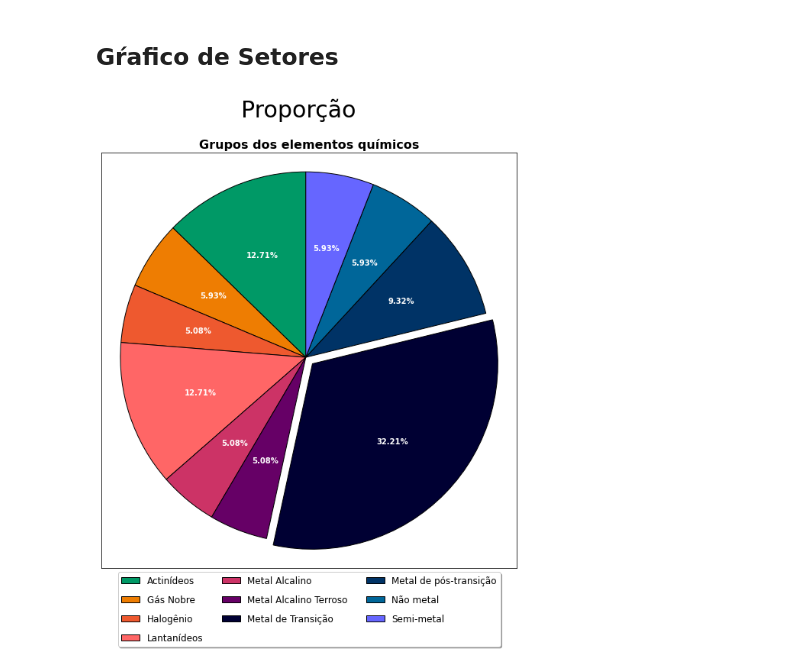
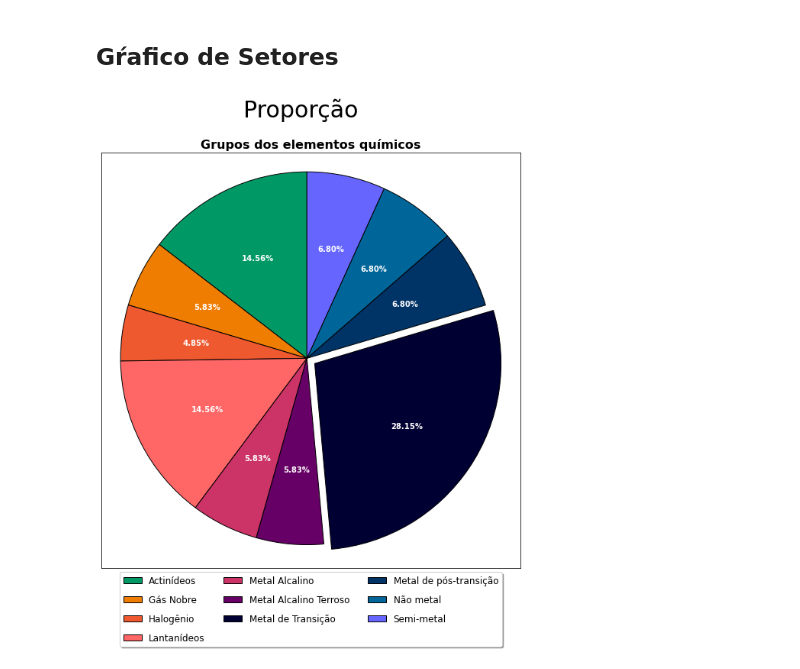
Before and after one commit to rogerioribeiromacedo/estatistica_com_python, a Jupyter notebook: periodic_table.ipynb, the cells around one changed output. Saved outputs shown, nothing was run; the diff lists cells and outputs as text; code cells hidden in the pictures.

```diff
--- a/periodic_table.ipynb
+++ b/periodic_table.ipynb
@@ -132,0 +173,12 @@ df_listatipo
+# %%
+modas = []
+for coluna in df_estatisticas['Atributos']:
+    d = df2.groupby([coluna])[coluna].count().reset_index(name='Freq')
+    maximo = d[d['Freq'] == d['Freq'].max()]
+    moda = maximo['Freq'].values[0]
+    if moda <= 1:
+        moda = 0
+    modas.append(moda)
+    #f2[df2['Eletronegatividade'] == maximo['Eletronegatividade'].values[0]]
+pos_coluna = len(df_estatisticas.columns)
+df_estatisticas.insert(pos_coluna, 'Moda', modas, True)
@@ -135,8 +286,8 @@ df_listatipo
 # %% [markdown]
 <h2>Máximo, mínimo e amplitude do conjunto de dados </h2>
 # %%
-max_massa_atomica = np.around(df2['AtomicMass'].max(), 4)
-min_massa_atomica = np.around(df2['AtomicMass'].min(), 4)
+max_massa_atomica = np.around(df2['MassaAtomica'].max(), 4)
+min_massa_atomica = np.around(df2['MassaAtomica'].min(), 4)
 amplit_conj_dados = np.around(max_massa_atomica - min_massa_atomica, 4)
 
 print('Maior massa atômica: {0:.4f}'.format(max_massa_atomica))
@@ -183,7 +334,7 @@ df_classes = pd.DataFrame(limites, columns=['Limite Inferior', 'Limite Superior'
 # Calculando frequências
 frequencias = []
 for limite in limites:
-    qtde = df[(df["AtomicMass"] >= limite[0]) & (df["AtomicMass"] < limite[1])]['AtomicMass'].count()
+    qtde = df2[(df2["MassaAtomica"] >= limite[0]) & (df2["MassaAtomica"] < limite[1])]['MassaAtomica'].count()
     frequencias.append(qtde)
 
 # Adicionando coluna de frequência absoluta
@@ -253,4 +408,4 @@ plt.savefig('table.png', transparent=False)
 # %% [markdown]
 <h2>Frequência</h2>
 # %%
-df_freq_grupos = df.groupby(['GroupBlock'])['GroupBlock'].count().reset_index(name = 'Frequência')
+df_freq_grupos = df2.groupby(['Grupo'])['Grupo'].count().reset_index(name = 'Frequência')
@@ -297,7 +440,7 @@ fig, ax = plt.subplots(1, 1, figsize=(15, 10))
 
 # Dados
 X = df_freq_prop_grupos['Proporcao']
-X_label_legenda = df_freq_prop_grupos['GroupBlock']
+X_label_legenda = df_freq_prop_grupos['Grupo']
 X_label_grafico = [(str(np.around((proporcao * 100), 2)) + ' %') for proporcao in df_freq_prop_grupos['Proporcao']]
 
 #c Cores
@@ -316,31 +459,31 @@ ax.pie(X,
        startangle = 90,
        colors = cores,
        wedgeprops = {'linewidth': 1, 'visible': True, 'linestyle':'-', 'edgecolor':'black'})
 
 # Titulos
 ax.set_title('Grupos dos elementos químicos', fontweight = 'bold', fontsize = 16)
 plt.suptitle('Proporção', fontsize = 30)
 
 # Removendo ambos os tick e labels dos eixos (para deixar uma borda no gráfico)
 plt.tick_params(left = False,
                 right = False,
                 labelleft = False,
                 labelbottom = False,
                 bottom = False)
 
 # Legenda
 plt.legend(#title = 'Grupos',
            labels = X_label_legenda,
            loc = 'lower center',
            bbox_to_anchor = (0.5, -0.20),
            ncol = 3,
            fancybox = True,
            shadow = True,
            fontsize = 12,
            title_fontsize = 15,
            labelspacing = 1)
 
 # Show
 plt.show()
 # %% [output]
-[figure, old version]
+[figure, new version]
```
Also changed, not shown: parts of 26 cells of this notebook.
